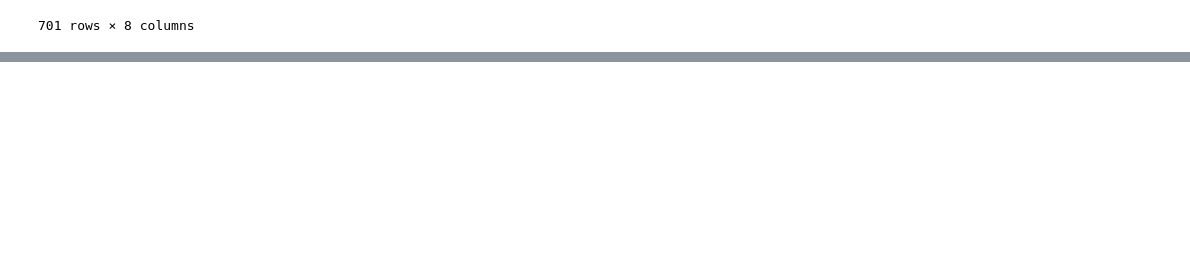
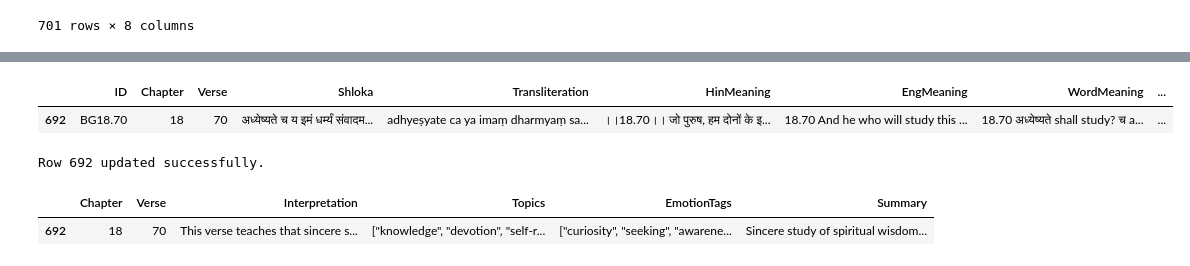
Before and after one commit to ritam-05/GitaWise, a Jupyter notebook: notebooks/data_preparation.ipynb, the cells around one changed output, grey strips where cells are left out. Saved outputs shown, nothing was run; the diff lists cells and outputs as text; code cells hidden in the pictures; blank space fills up the shorter version.

```diff
--- a/notebooks/data_preparation.ipynb
+++ b/notebooks/data_preparation.ipynb
@@ -337,0 +318,3 @@ Sample Generated Output:
+# %%
+df=pd.read_csv("C:/Users/ritam/Desktop/GitaWise/datasets/enriched_gita.csv", sep=",")
+df.columns
@@ -337,0 +343,58 @@ Sample Generated Output:
+# %%
+#print the entire row with null values in Interpretation column
+df[df["Interpretation"].isnull()]
+# %% [output]
+|  | ID | Chapter | Verse | Shloka | Transliteration | HinMeaning | EngMeaning | WordMeaning | ... |
+| 692 | BG18.70 | 18 | 70 | अध्येष्यते च य इमं धर्म्यं संवादम... | adhyeṣyate ca ya imaṃ dharmyaṃ sa... | ।।18.70।। जो पुरुष, हम दोनों के इ... | 18.70 And he who will study this ... | 18.70 अध्येष्यते shall study? च a... | ... |
+# %%
+# Fill missing values for row 692 in enriched_gita.csv
+
+import pandas as pd
+
+# Row number with missing values
+row_idx = 692
+
+# Replace missing columns
+df.at[row_idx, "Interpretation"] = (
+    "This verse teaches that sincere study and reflection upon spiritual wisdom "
+    "is itself a sacred act. Krishna emphasizes that true devotion is not limited "
+    "to rituals or offerings but also includes the pursuit of understanding and "
+    "self-awareness. Deep engagement with meaningful teachings transforms the mind "
+    "and becomes a form of inner worship through knowledge and conscious reflection."
+)
+
+df.at[row_idx, "Topics"] = (
+    '["knowledge", "devotion", "self-reflection", "wisdom", "spiritual-growth"]'
+)
+
+df.at[row_idx, "EmotionTags"] = (
+    '["curiosity", "seeking", "awareness"]'
+)
+
+df.at[row_idx, "Summary"] = (
+    "Sincere study of spiritual wisdom becomes an act of devotion."
+)
+
+# Save updated dataset
+df.to_csv("enriched_gita.csv", index=False, encoding="utf-8-sig")
+
+print("Row 692 updated successfully.")
+
+# Display updated row
+display(
+    df.loc[
+        [row_idx],
+        [
+            "Chapter",
+            "Verse",
+            "Interpretation",
+            "Topics",
+            "EmotionTags",
+            "Summary"
+        ]
+    ]
+)
+# %% [output]
+Row 692 updated successfully.
+|  | Chapter | Verse | Interpretation | Topics | EmotionTags | Summary |
+| 692 | 18 | 70 | This verse teaches that sincere s... | ["knowledge", "devotion", "self-r... | ["curiosity", "seeking", "awarene... | Sincere study of spiritual wisdom... |
```
Also changed, not shown: parts of 8 cells of this notebook, 34 other files.
